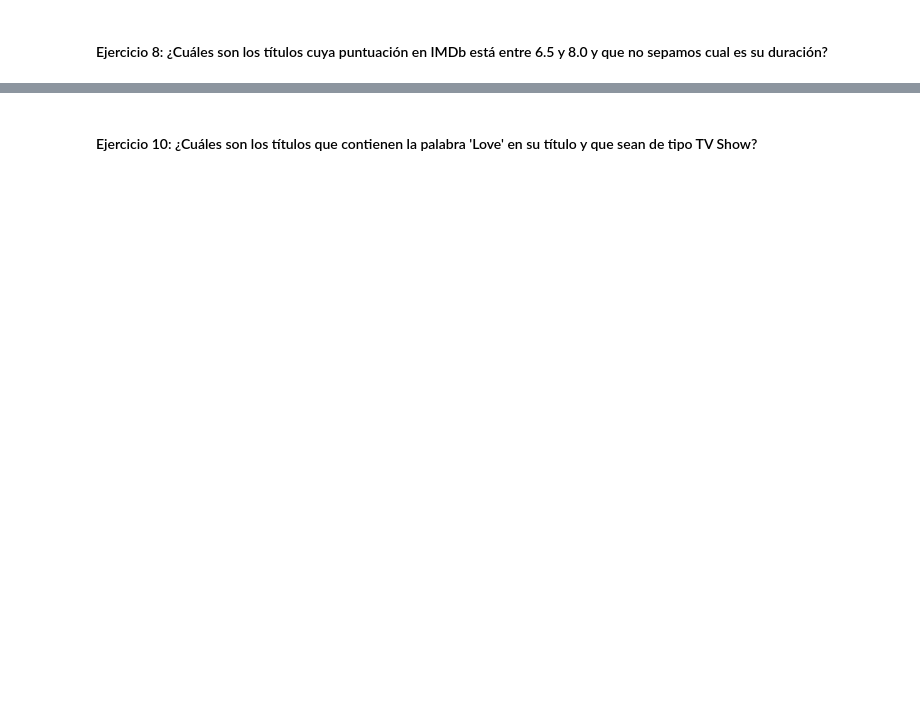
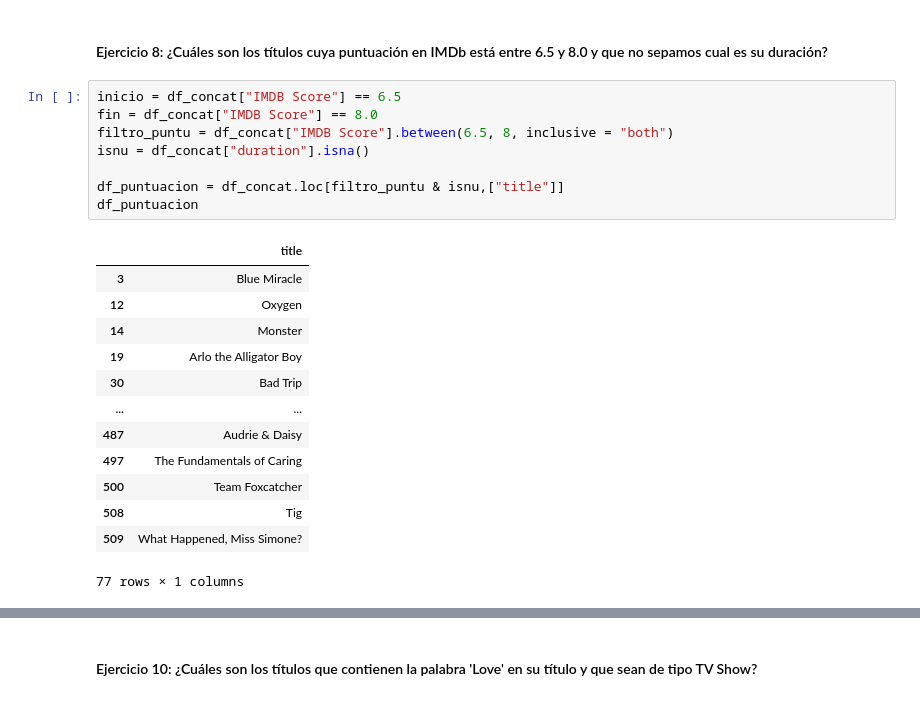
Before and after one commit to Cucks13/laboratorio-modulo02-leccion03-filtrado-groupby, a Jupyter notebook: laboratorio-modulo2-leccion03-filtrado.ipynb, the cells around one changed output, grey strips where cells are left out. Cells and saved outputs as stored; diff of their text form; blank space fills up the shorter version.

```diff
--- a/laboratorio-modulo2-leccion03-filtrado.ipynb
+++ b/laboratorio-modulo2-leccion03-filtrado.ipynb
@@ -75,3 +126,25 @@ df_concat[condicion1 | condicion2]
 # %% [markdown]
 #### Ejercicio 8: ¿Cuáles son los títulos cuya puntuación en IMDb está entre 6.5 y 8.0 y que no sepamos cual es su duración?
+# %%
+inicio = df_concat["IMDB Score"] == 6.5
+fin = df_concat["IMDB Score"] == 8.0
+filtro_puntu = df_concat["IMDB Score"].between(6.5, 8, inclusive = "both")
+isnu = df_concat["duration"].isna()
+
+df_puntuacion = df_concat.loc[filtro_puntu & isnu,["title"]]
+df_puntuacion
+# %% [output]
+|  | title |
+| 3 | Blue Miracle |
+| 12 | Oxygen |
+| 14 | Monster |
+| 19 | Arlo the Alligator Boy |
+| 30 | Bad Trip |
+| ... | ... |
+| 487 | Audrie & Daisy |
+| 497 | The Fundamentals of Caring |
+| 500 | Team Foxcatcher |
+| 508 | Tig |
+| 509 | What Happened, Miss Simone? |
+77 rows × 1 columns
 # %% [markdown]
```
Also changed, not shown: parts of 21 cells of this notebook.
